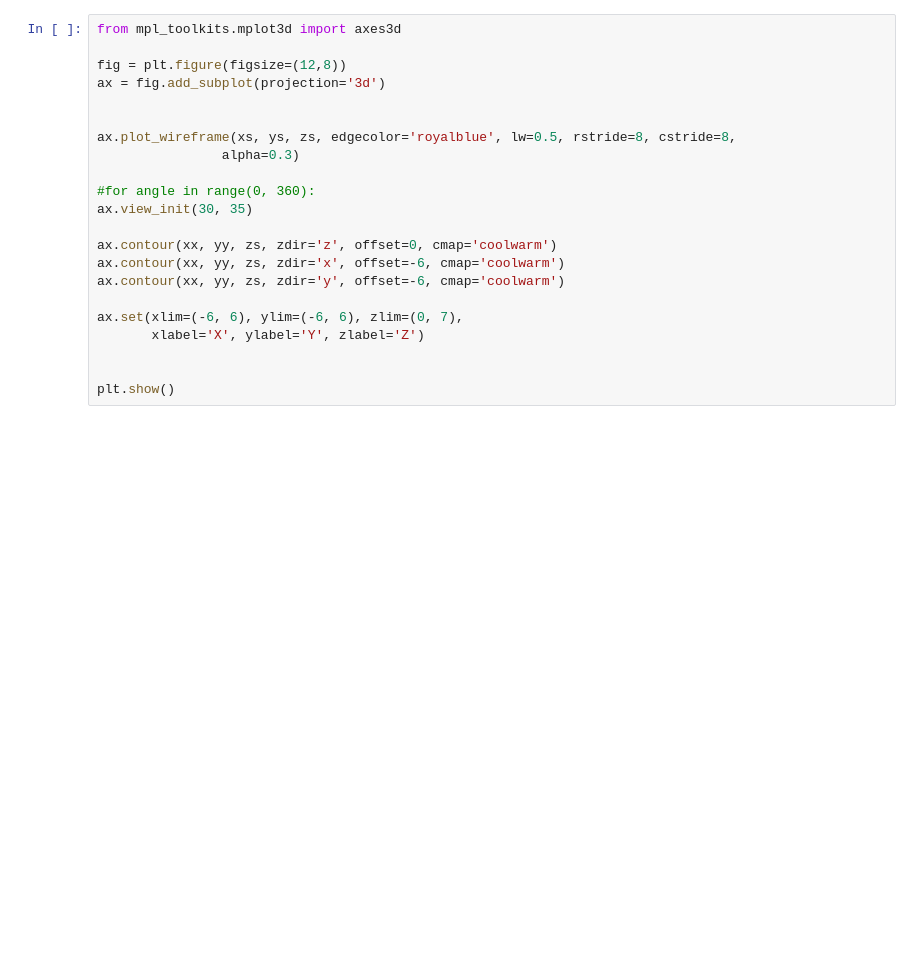
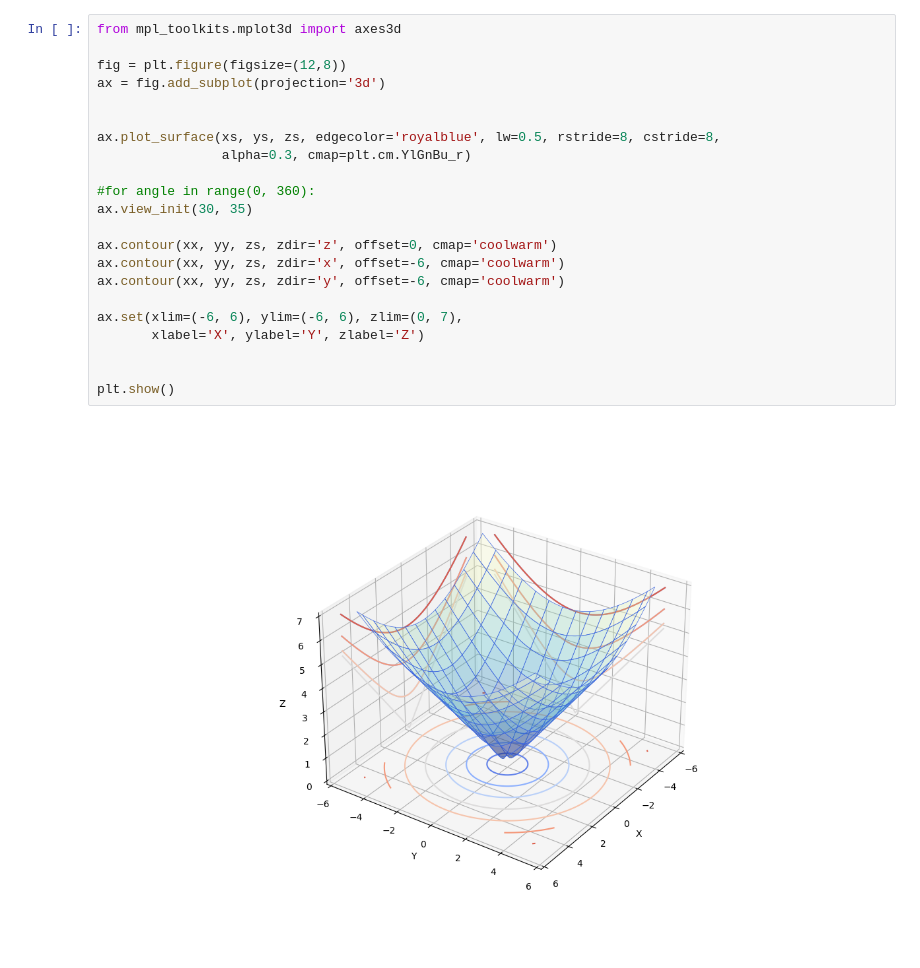
Before and after one commit to Jondesan/python_workshop, a Jupyter notebook: fft/workshop_notebook.ipynb, the cells around one changed output. Cells and saved outputs as stored; diff of their text form; blank space fills up the shorter version.

```diff
--- a/fft/workshop_notebook.ipynb
+++ b/fft/workshop_notebook.ipynb
@@ -78,22 +87,24 @@ plt.show()
 # %%
 from mpl_toolkits.mplot3d import axes3d
 
 fig = plt.figure(figsize=(12,8))
 ax = fig.add_subplot(projection='3d')
 
 
-ax.plot_wireframe(xs, ys, zs, edgecolor='royalblue', lw=0.5, rstride=8, cstride=8,
-                alpha=0.3)
+ax.plot_surface(xs, ys, zs, edgecolor='royalblue', lw=0.5, rstride=8, cstride=8,
+                alpha=0.3, cmap=plt.cm.YlGnBu_r)
 
 #for angle in range(0, 360):
 ax.view_init(30, 35)
 
 ax.contour(xx, yy, zs, zdir='z', offset=0, cmap='coolwarm')
 ax.contour(xx, yy, zs, zdir='x', offset=-6, cmap='coolwarm')
 ax.contour(xx, yy, zs, zdir='y', offset=-6, cmap='coolwarm')
 
 ax.set(xlim=(-6, 6), ylim=(-6, 6), zlim=(0, 7),
        xlabel='X', ylabel='Y', zlabel='Z')
 
 
 plt.show()
+# %% [output]
+[figure, added]
```
Also changed, not shown: parts of 4 cells of this notebook.
